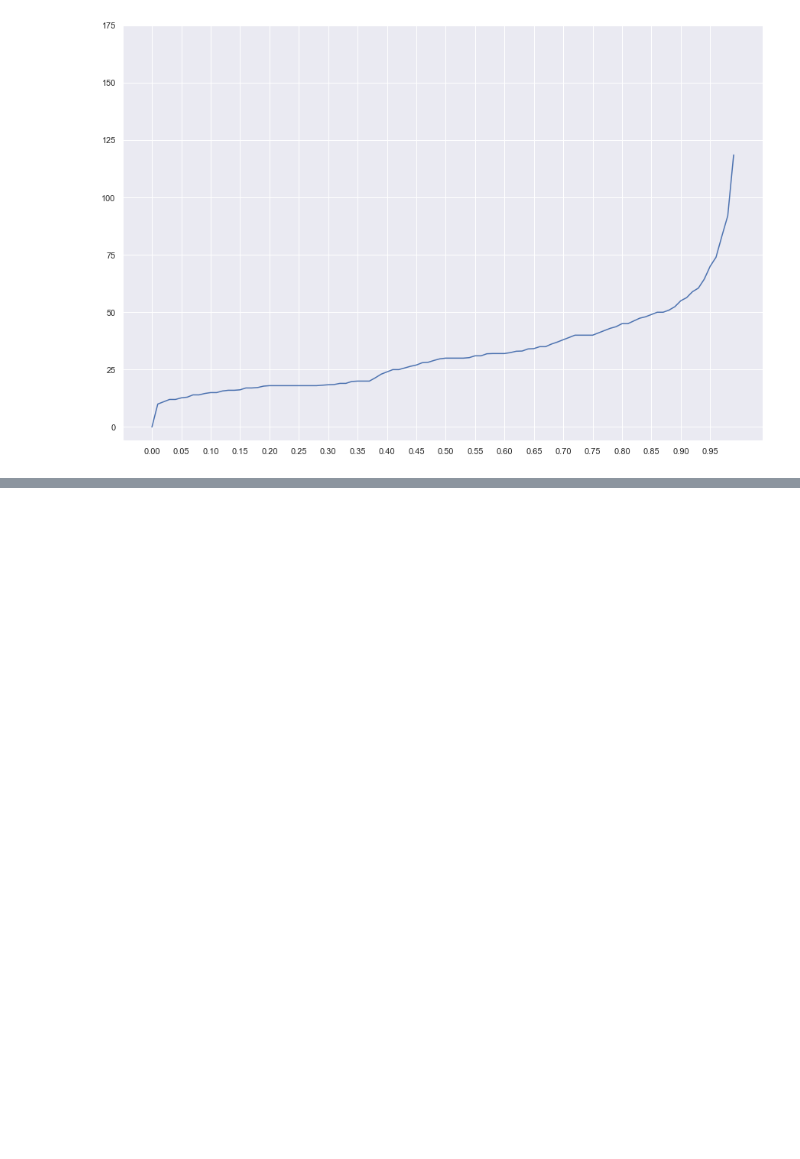
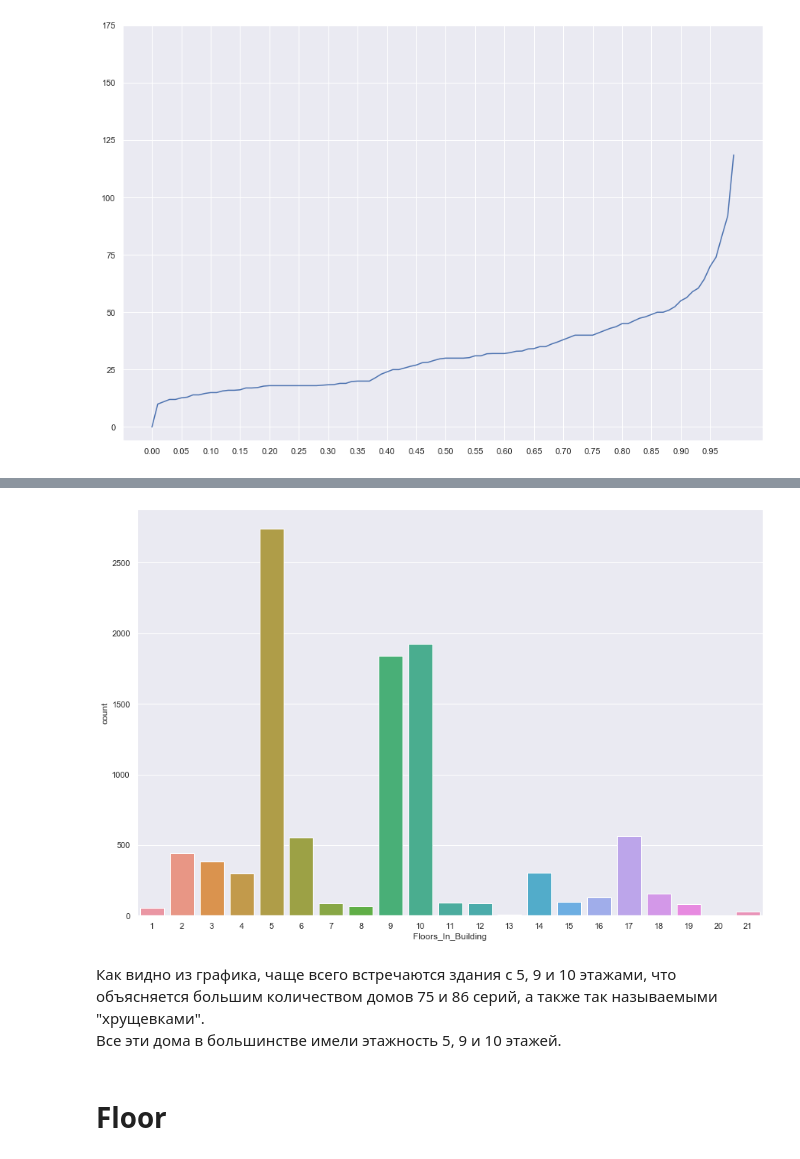
Before and after one commit to balov-oa/Exploratory-Data-Analysis, a Jupyter notebook: Data Processing.ipynb, the cells around one changed output, grey strips where cells are left out. Saved outputs shown, nothing was run; the diff lists cells and outputs as text; code cells hidden in the pictures; blank space fills up the shorter version.

```diff
--- a/Data Processing.ipynb
+++ b/Data Processing.ipynb
@@ -22,13 +22,18 @@ def handle_dataframe(df):
 
 
     def extract_number_from_squares(x):
+        if pd.isna(x):
+            return x
+        else:
+            return float(x.split(' ')[0])
 
-        if isinstance(x, float):
-            value = x
+
+    def extract_floor(x):
+        floor = x.split('/')[0]
+        if floor.isdigit():
+            return int(floor)
         else:
-            value = float(x.split(' ')[0])
-
-        return value
+            return 0
 
 
     columns_order = [#'ид',
@@ -61,15 +66,18 @@ def handle_dataframe(df):
 
     df[['общая площадь','кухня','жилая']] = df[['общая площадь','кухня','жилая']].applymap(extract_number_from_squares)
 
+#     df['год постройки'] = df['год постройки'].map(lambda x: 0 if pd.isna(x) else int(x))
     df['дата добавления'] = pd.to_datetime(df['дата добавления'], format='%d.%m.%Y %H:%M:%S')
     df['дата истечения'] = pd.to_datetime(df['дата истечения'], format='%d.%m.%Y')
-    df['этаж'] = [int(i[0]) if i[0].isdigit() else 0 for i in df['этаж/этажность'].str.split('/')]
+    df['этаж'] = df['этаж/этажность'].map(extract_floor)
     df['цена'] = df['цена'] / 1000
 
     df.drop(['этаж/этажность', 'ид'], axis=1, inplace=True)
 
     df = df[columns_order]
     df = df.rename(columns = rename_columns)
+    df['Is_Outlier'] = 0
+    df['Outlier_Description'] = None
 
     return df
 # %% [markdown]
@@ -299,0 +345,11 @@ plot.set_yticks(np.arange(0, 200, 25));
+# %%
+plot = sns.countplot(df['Floors_In_Building'])
+plt.show()
+# %% [output]
+[figure, added]
+# %% [markdown]
+Как видно из графика, чаще всего встречаются здания с 5, 9 и 10 этажами, что объясняется большим количеством домов 75 и 86 серий, а также так называемыми "хрущевками".
+<br>
+Все эти дома в большинстве имели этажность 5, 9 и 10 этажей.
+# %% [markdown]
+# Floor
```
Also changed, not shown: parts of 42 cells of this notebook.
